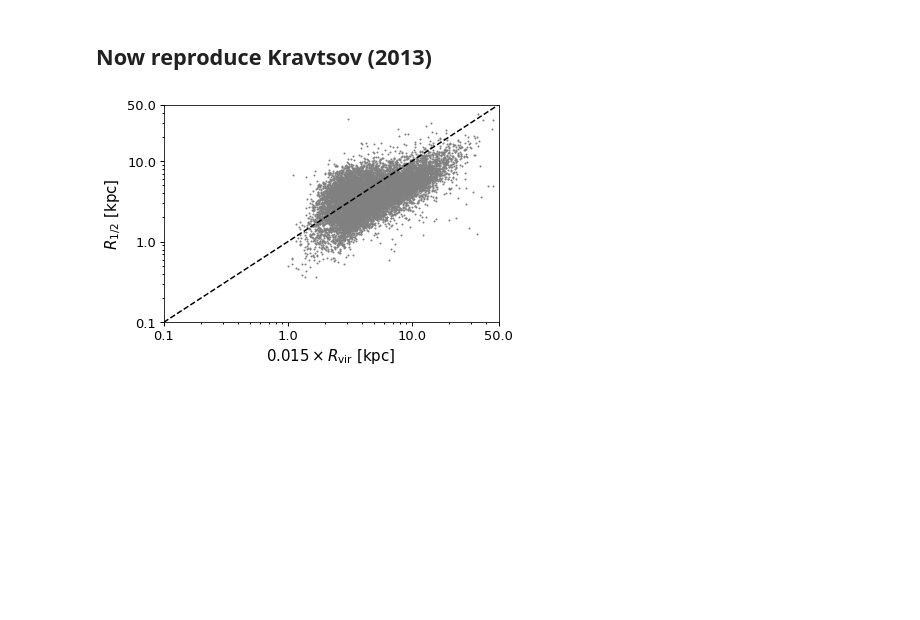
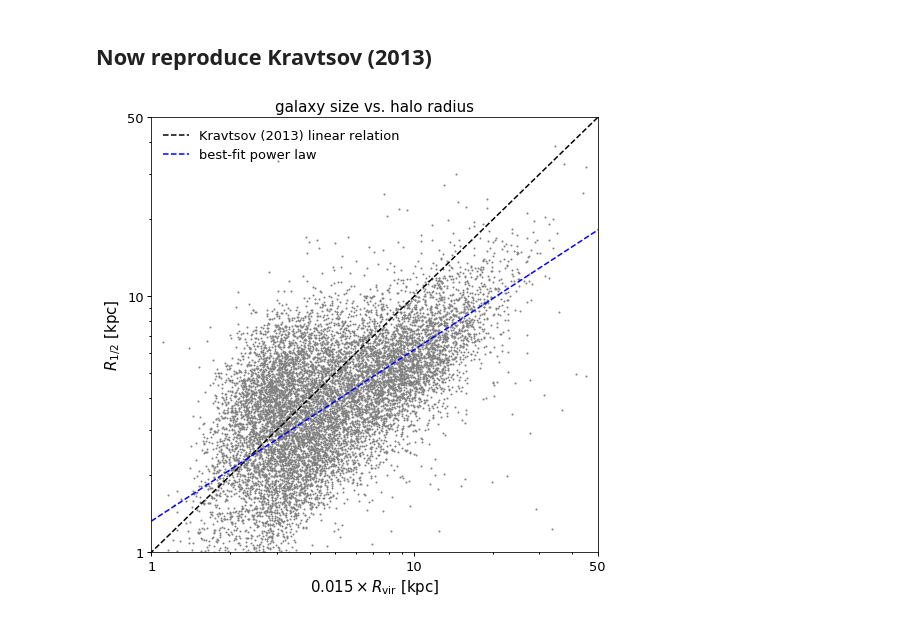
Before and after one commit to aphearin/galsize_models, a Jupyter notebook: notebooks/plot_size_vs_stellar_mass.ipynb, the cells around one changed output. Drawn from its saved outputs; the diff is of its cells as text; code cells hidden in the pictures; blank space fills up the shorter version.

Commit message:
Resolved weirdness with the log-log plots: galaxy size vs. Rvir is a single unbroken power law, but the relation is not linear. Plots and analysis notebook updated

```diff
--- a/notebooks/plot_size_vs_stellar_mass.ipynb
+++ b/notebooks/plot_size_vs_stellar_mass.ipynb
@@ -58,32 +58,51 @@ meert15_measurement_mask = ~np.isnan(full_sdss['r50_magr_kpc_meert15'])
 # %%
 from galsize_models.models.kravtsov13 import halo_radius_vs_stellar_mass
 import matplotlib.ticker
 
-fig, ax = plt.subplots(1, 1)
+fig, ax = plt.subplots(1, 1, figsize=(8, 8))
 
 mask = meert15_measurement_mask
 sm = 10**full_sdss['sm'][mask]
 rhalo_planck15_kpc = halo_radius_vs_stellar_mass(sm)*1000.
 rhalf_planck15_kpc = full_sdss['r50_magr_kpc_meert15'][mask]
 
 nskip = 50
-__=ax.scatter(0.015*rhalo_planck15_kpc[::nskip], rhalf_planck15_kpc[::nskip], s=1, color='gray')
-__=ax.plot(np.logspace(-1, 2, 100), np.logspace(-1, 2, 100), '--', color='k')
+__=ax.scatter(0.015*rhalo_planck15_kpc[::nskip], rhalf_planck15_kpc[::nskip],
+              s=1, color='gray', label='')
+__=ax.plot(np.logspace(-1, 2, 100), np.logspace(-1, 2, 100),
+           '--', color='k', label='Kravtsov (2013) linear relation')
+
+from scipy.stats import binned_statistic
+logrhalo_min, logrhalo_max = np.log10(1.25), np.log10(40)
+rhalo_bins = np.logspace(logrhalo_min, logrhalo_max, 20)
+median_rhalf, bin_edges, __ = binned_statistic(0.015*rhalo_planck15_kpc, rhalf_planck15_kpc,
+                                    bins=rhalo_bins, statistic='median')
+bin_mids = 0.5*(rhalo_bins[:-1] + rhalo_bins[1:])
+
+logx = np.log10(bin_mids)
+logy = np.log10(median_rhalf)
+c1, c0 = np.polyfit(logx, logy, 1)
+x_linear_fit = np.logspace(0, 2, 100)
+median_rhalf_linear_fit = 10**(c0 + c1*np.log10(x_linear_fit))
+__=ax.plot(x_linear_fit, median_rhalf_linear_fit,
+           '--', color='blue', label='best-fit power law (this work)')
 
 __=ax.loglog()
-xlim = ax.set_xlim(0.1, 50)
-ylim = ax.set_ylim(0.1, 50)
-__=ax.set_xticks((0.1, 1, 10, 50))
-__=ax.set_yticks((0.1, 1, 10, 50))
+xlim = ax.set_xlim(1, 50)
+ylim = ax.set_ylim(1, 50)
+__=ax.set_xticks((1, 10, 50))
+__=ax.set_yticks((1, 10, 50))
 __=ax.get_xaxis().set_major_formatter(matplotlib.ticker.ScalarFormatter())
 __=ax.get_xaxis().set_minor_formatter(matplotlib.ticker.NullFormatter())
 __=ax.get_yaxis().set_major_formatter(matplotlib.ticker.ScalarFormatter())
 __=ax.get_yaxis().set_minor_formatter(matplotlib.ticker.NullFormatter())
 
 xlabel = ax.set_xlabel(r'$0.015\times R_{\rm vir}$ [kpc]')
 ylabel = ax.set_ylabel(r'$R_{1/2}$ [kpc]')
+title = ax.set_title('galaxy size vs. halo radius')
+legend = ax.legend()
 
 fig.savefig('kravtsov13_scatter_plot.pdf', bbox_extra_artists=[xlabel, ylabel],
             bbox_inches='tight')
 # %% [output]
-[figure, old version]
+[figure, new version]
```
Also changed, not shown: parts of 2 cells of this notebook, 2 other files.
